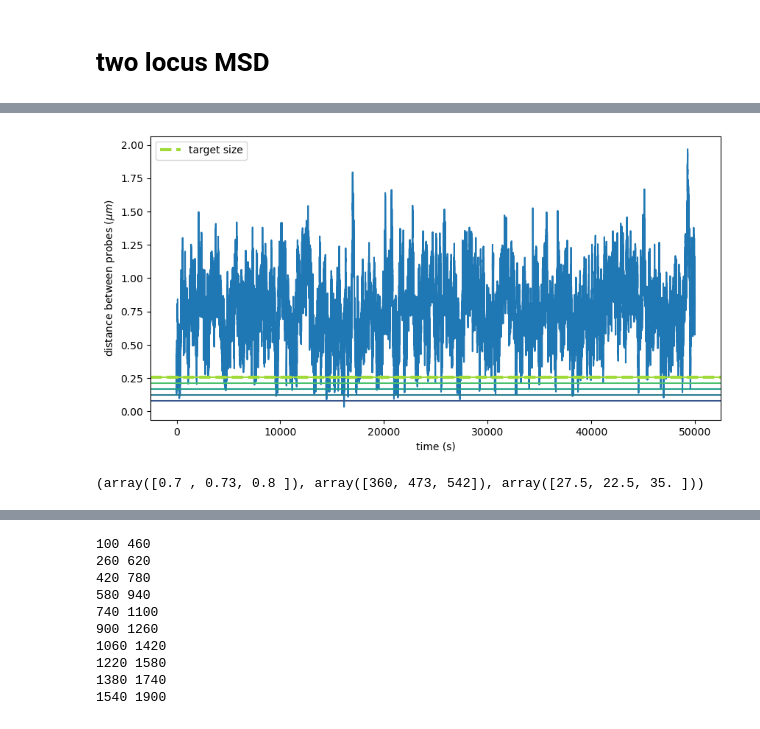
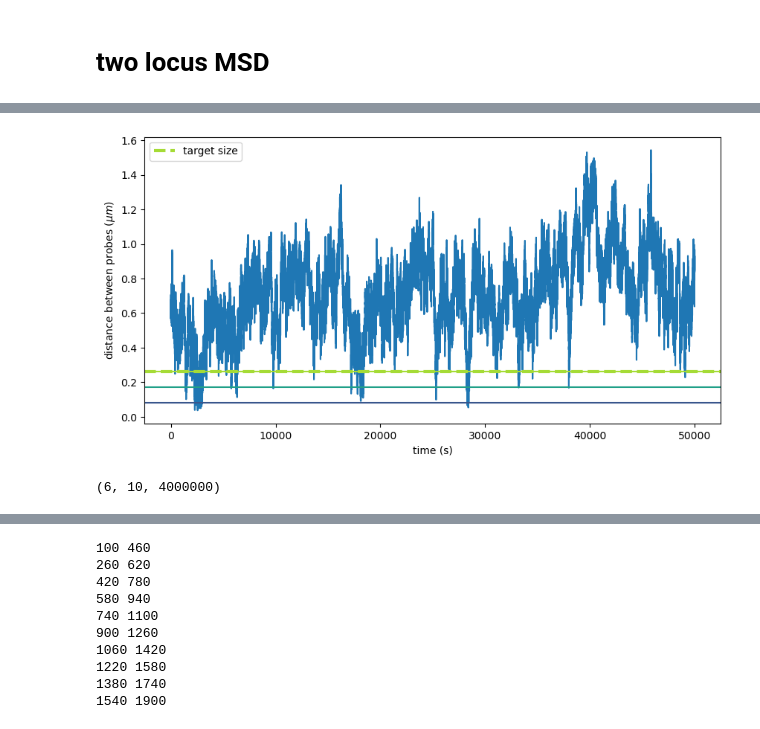
Before and after one commit to timothyfoldes/yeast_extrusion, a Jupyter notebook: analysis/analysis.ipynb, the cells around one changed output, grey strips where cells are left out. Cells and saved outputs as stored; diff of their text form; code cells hidden in the pictures.

```diff
--- a/analysis.ipynb
+++ b/analysis/analysis.ipynb
@@ -92,3 +149,9 @@ snap = gsd_file[-1]
+# %%
+M = 10
+frames_reshaped = []
+for m in range(M):
+    frames_reshaped.append(frames[:,m*8:(m+1)*8,:])
+frames_reshaped = np.array(frames_reshaped)
 # %%
 def compute_msd(trajectories):
     gsd_file = gsd.hoomd.open(name=filename, mode='r')
@@ -138,17 +220,25 @@ computing MSD for
 # %%
 kb_scale = 1
-length_scale = 66
+length_scale = 2.3
+positions = np.array([180,360,540,720,900,1080,1260])
+# positions = np.arange(0, 8)
+# positions = np.linspace(0, 1, 8)
+w1, w2 = 0, -1
+x = np.log10(positions/kb_scale)[:][w1:w2]
+y = np.log10(rs/length_scale**2)[1:][w1:w2]
 
-w1, w2 = 100, -1
-x = np.log10(np.arange(len(rs))/kb_scale)[1:][w1:w2]
-y = np.log10(rs/length_scale**2)[1:][w1:w2]
+plt.plot(x,y, '.')
 #fit x,y to linear function
-p,q = 0, 50
-param, pcov = np.polyfit(x[p:q], y[p:q], 1, cov=True)
+p,q = 0, 3
+param, pcov = curve_fit(func, x[p:q], y[p:q])
+plt.plot(x, func(x, *param), label = f'simulation fit: {param[0]:.2f}x + {param[1]:.2f}')
 
-plt.plot(x,y, '.', label = f'scaling factor = {length_scale}')
-plt.plot(x, param[0]*x + param[1], label = f'fit: {param[0]:.2f}x + {param[1]:.2f}')
-plt.plot(np.log10(s), np.log10(r**2), 'o', label = r'experimental $R^2(s)$ in Auxin degron')
+x = np.log10(s)
+y = np.log10(r**2)
+
+plt.errorbar(x, y, yerr = r_se, label = f'scaling factor = {length_scale}')
+param, pcov = curve_fit(func, x[p:q], y[p:q])
+plt.plot(x, param[0]*x + param[1], label = f'experimental fit: {param[0]:.2f}x + {param[1]:.2f}')
 plt.xlabel(r'$log_{10}(s)$')
 plt.ylabel(r'$log_{10}(r^2(s))$')
 plt.legend()
@@ -230,0 +324,9 @@ time between frames = 0.9615403846192307 s total time = 8013 min  |   134 hours
+# %%
+### Compute two locus MSD averaged over different polymers
+
+k=2 # probes are spaced by 180 monomers -> k = 2 -> 360 monomers
+rij = np.array([(frames_scaled[:,:,i,:] - frames_scaled[:,:,i+k,:]) for i in range(0, 8-k)]).reshape(-1, Nframes, 3)
+# rij = np.array([frames_normalized[:,probe_position_1+5,:] - frames_normalized[:,probe_position_2+5,:]])
+rij = np.swapaxes(np.array(rij[:,::10]), 0,1)
+rij_k = (np.linalg.norm(rij, axis = -1)**2).mean(axis=-1).mean(axis = -1)
+MSD_two_k = compute_msd(rij)
@@ -273,27 +436,23 @@ computing MSD for
 # %%
 # plot the target sizes and the distance between the two probes over time with a color map for the target sizes
-target_sizes = np.linspace(0.08, 0.3, 100)
+target_sizes = np.linspace(0.08, 0.3, 50)
 
 plt.figure(figsize=(10,5))
 
 
 norm_rij = np.linalg.norm(rij[:,0,:], axis = -1)
 w1, w2 = 0, 50000
 plt.plot( norm_rij[w1:w2])
 cmap = plt.get_cmap('viridis')
 for target_size in target_sizes[::20]:
     # continue
     plt.axhline(target_size, color = cmap(target_size/max(target_sizes)))
 plt.axhline(target_size, linestyle = '--', linewidth=3, color = cmap(target_size/max(target_sizes)), label = 'target size')
 plt.xlabel('time (s)')
 plt.ylabel(r'distance between probes ($\mu m$)')
 plt.legend()
 plt.show()
 # %% [output]
-[figure, old version]
+[figure, new version]
 # %%
 s = np.array([360, 473, 542])
-# %%
-r, s, tau_auxin
-# %% [output]
-(array([0.7 , 0.73, 0.8 ]), array([360, 473, 542]), array([27.5, 22.5, 35. ]))
@@ -299,0 +474,6 @@ r, s, tau_auxin
+# %%
+k = 2
+rijs = np.linalg.norm(np.array([(frames_scaled[:,:,i,:] - frames_scaled[:,:,i+k,:]) for i in range(0, 8-k)]), axis = -1)
+print(rijs.shape)
+# %% [output]
+(6, 10, 4000000)
```
Also changed, not shown: parts of 29 cells of this notebook, 17 other files.
